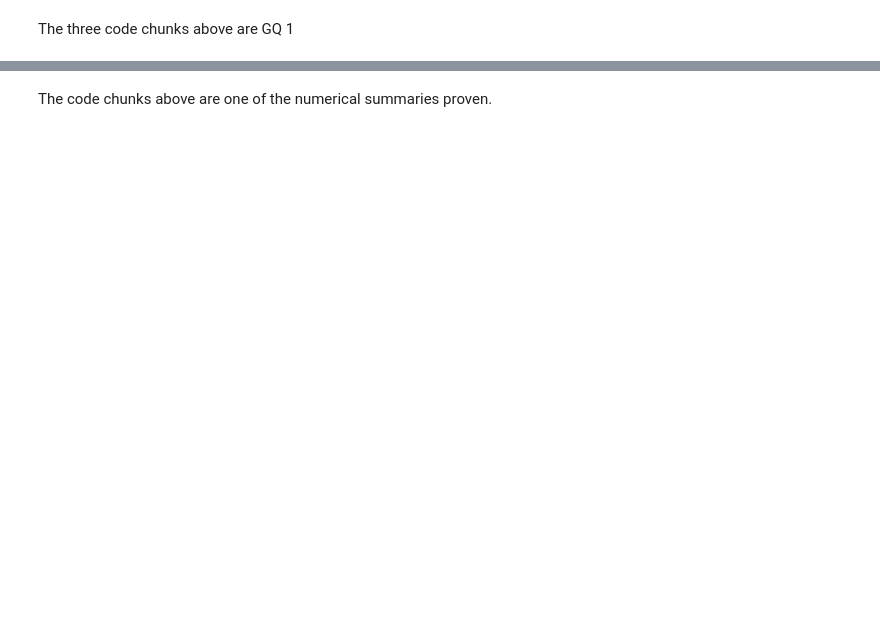
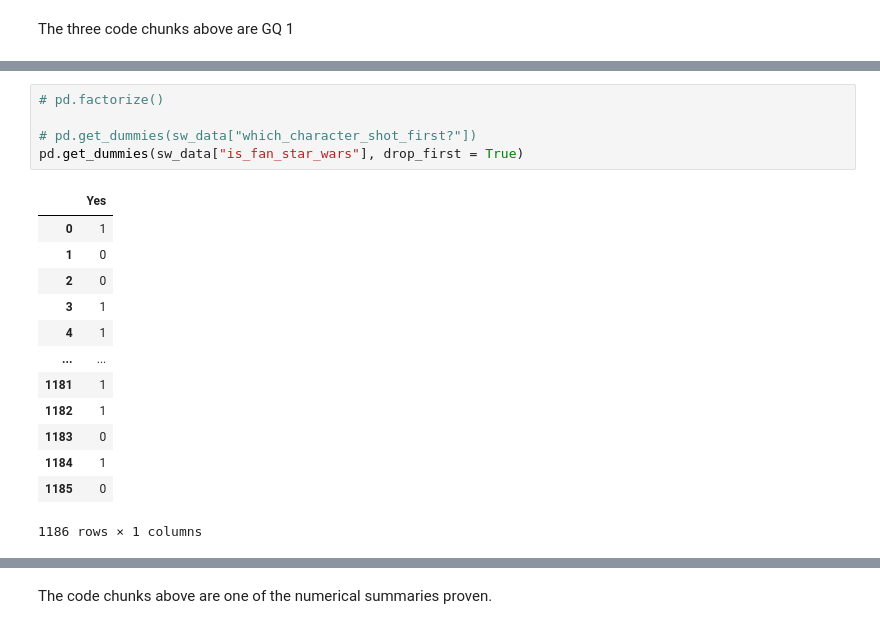
Before and after one commit to TrellixVulnTeam/CSE_250_03HB, a Jupyter notebook: Project 5 The war with Star Wars/Weeks 10 & 11.ipynb, the cells around one changed output, grey strips where cells are left out. Saved outputs shown, nothing was run; the diff lists cells and outputs as text; blank space fills up the shorter version.

```diff
--- a/Project 5 The war with Star Wars/Weeks 10 & 11.ipynb
+++ b/Project 5 The war with Star Wars/Weeks 10 & 11.ipynb
@@ -63,2 +239,21 @@ sw_responses
+# %%
+# pd.factorize()
+
+# pd.get_dummies(sw_data["which_character_shot_first?"])
+pd.get_dummies(sw_data["is_fan_star_wars"], drop_first = True)
+# %% [output]
+|  | Yes |
+| 0 | 1 |
+| 1 | 0 |
+| 2 | 0 |
+| 3 | 1 |
+| 4 | 1 |
+| ... | ... |
+| 1181 | 1 |
+| 1182 | 1 |
+| 1183 | 0 |
+| 1184 | 1 |
+| 1185 | 0 |
+1186 rows × 1 columns
 # %%
 (
```
Also changed, not shown: parts of 34 cells of this notebook, 11 other files.
